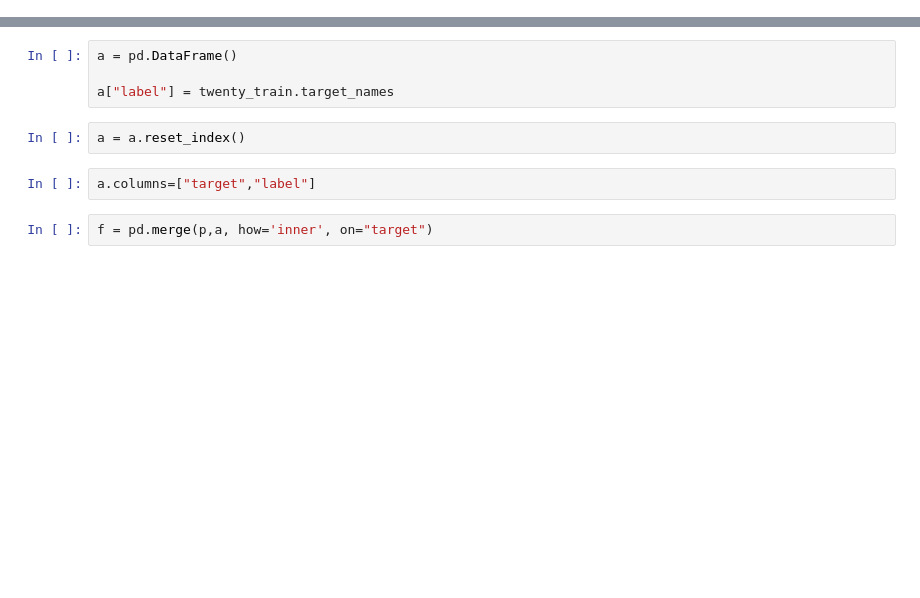
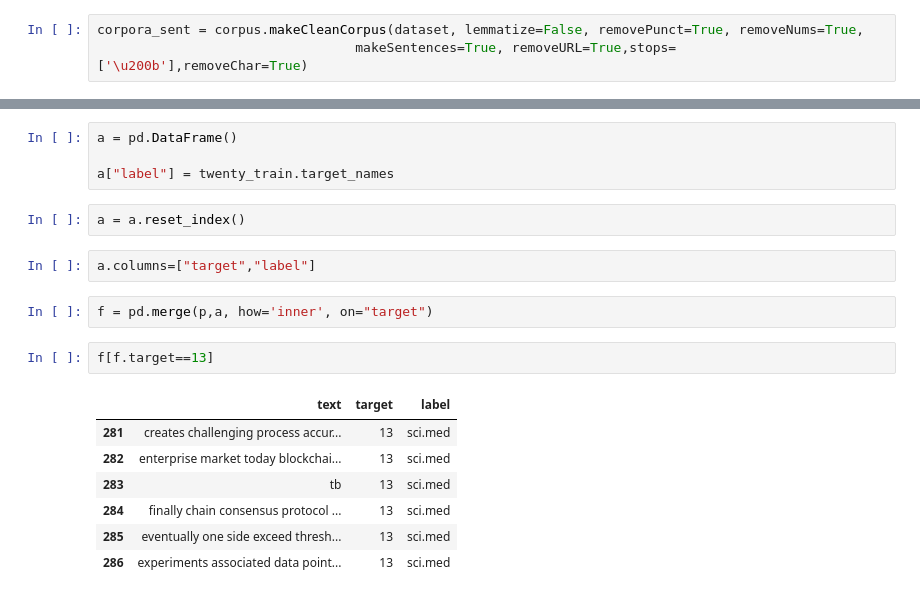
Before and after one commit to vppolina/datascience_project, a Jupyter notebook: notebooks/5- Text Classification.ipynb, the cells around one changed output, grey strips where cells are left out. Saved outputs shown, nothing was run; the diff lists cells and outputs as text; blank space fills up the shorter version.

```diff
--- a/notebooks/5- Text Classification.ipynb
+++ b/notebooks/5- Text Classification.ipynb
@@ -68,3 +74,6 @@ Cleaning: Tron
 Cleaning: Vechain
 Cleaning: Zerocash
 Done!
+# %%
+corpora_sent = corpus.makeCleanCorpus(dataset, lemmatize=False, removePunct=True, removeNums=True,
+                                 makeSentences=True, removeURL=True,stops=['\u200b'],removeChar=True)
@@ -314,6 +306,16 @@ a = a.reset_index()
 a.columns=["target","label"]
 # %%
 f = pd.merge(p,a, how='inner', on="target")
+# %%
+f[f.target==13]
+# %% [output]
+|  | text | target | label |
+| 281 | creates challenging process accur... | 13 | sci.med |
+| 282 | enterprise market today blockchai... | 13 | sci.med |
+| 283 | tb | 13 | sci.med |
+| 284 | finally chain consensus protocol ... | 13 | sci.med |
+| 285 | eventually one side exceed thresh... | 13 | sci.med |
+| 286 | experiments associated data point... | 13 | sci.med |
 # %%
 f['label'].value_counts().plot('bar')
 # %% [output]
```
Also changed, not shown: parts of 51 cells of this notebook, 8 other files.
